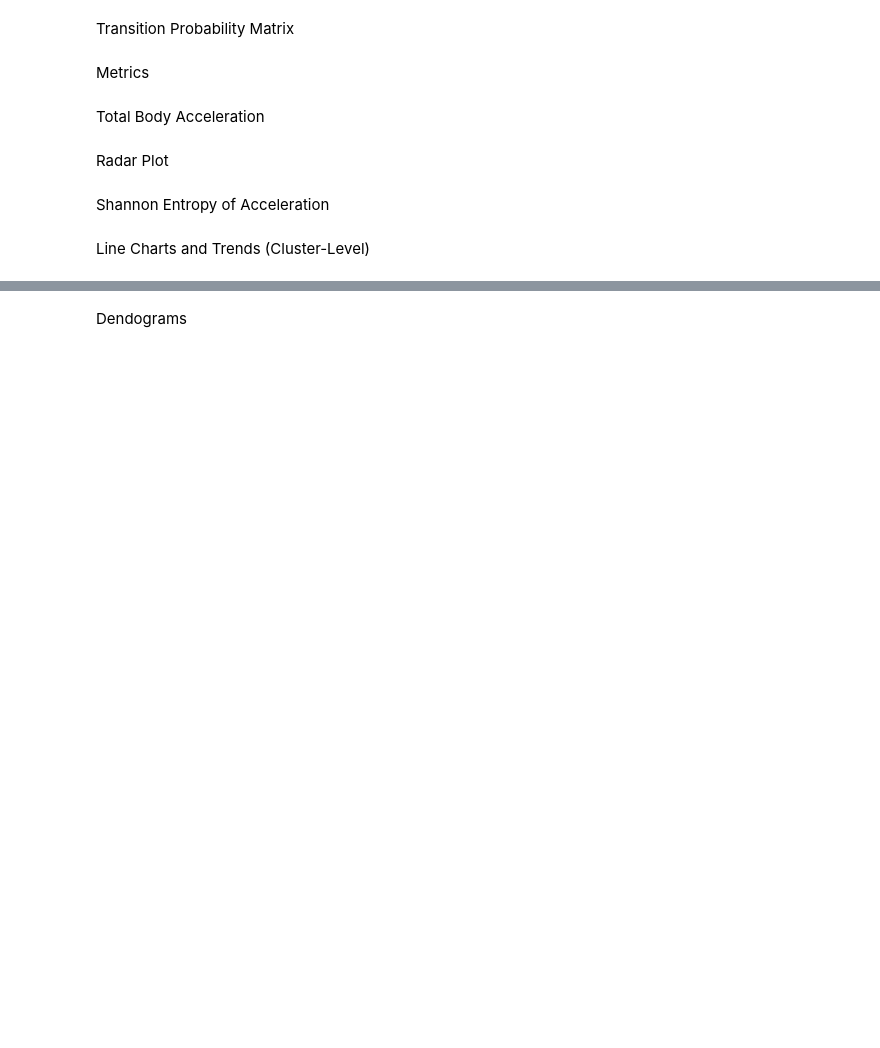
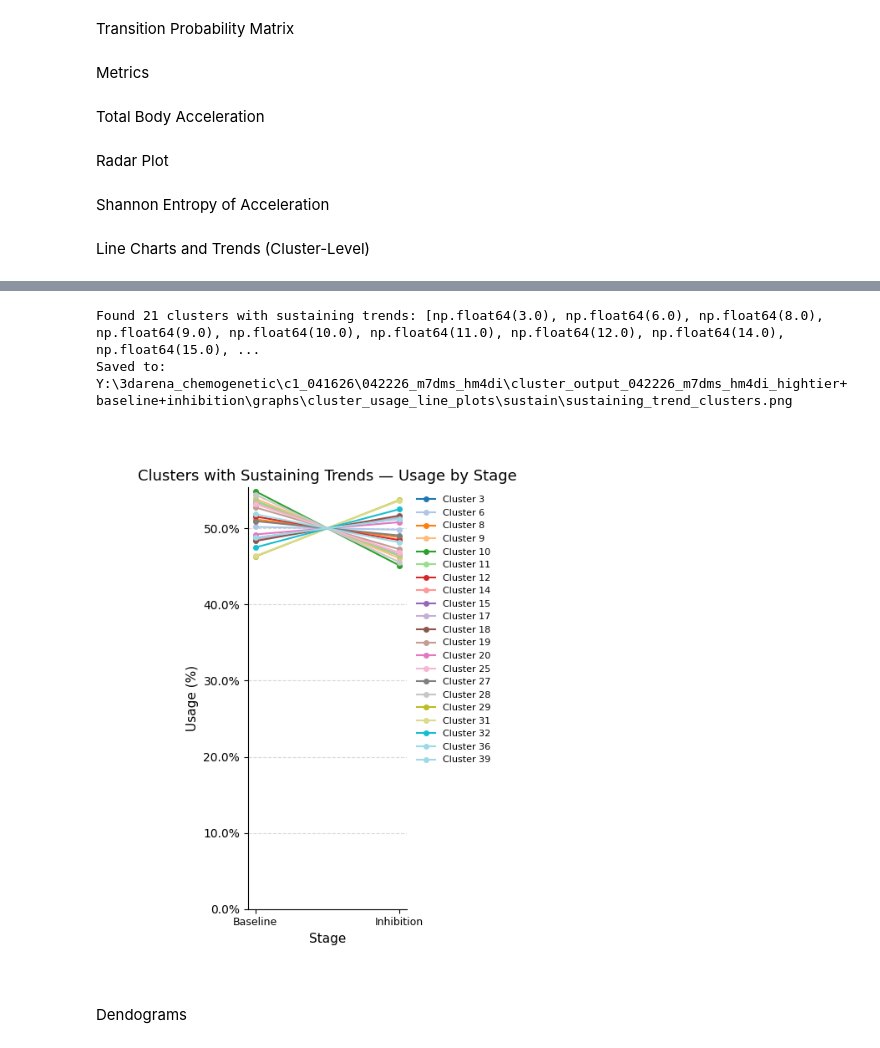
Before and after one commit to Ganglia-Guardian/AccelCluster-Visualizations, a Jupyter notebook: visualizations_pipeline.ipynb, the cells around one changed output, grey strips where cells are left out. Saved outputs shown, nothing was run; the diff lists cells and outputs as text; code cells hidden in the pictures; blank space fills up the shorter version.

```diff
--- a/visualizations_pipeline.ipynb
+++ b/visualizations_pipeline.ipynb
@@ -4865,10 +4910,6 @@ def plot_sustaining_trend_clusters(
     weeks_order = sorted(df['Week_Number'].unique())
 
     week_labels = [f'Week {int(w)}' for w in weeks_order]
-    week_totals = df['Week_Number'].value_counts().reindex(
-        weeks_order,
-        fill_value=1
-    )
 
     special_label_map = {
         'Week 25': 'L-Dopa',
@@ -4880,7 +4921,7 @@ def plot_sustaining_trend_clusters(
         for lbl in week_labels
     ]
 
-    # --- identify downward trending clusters using linear regression slope ---
+    # --- identify sustaining trend clusters using linear regression slope ---
     downward_clusters = []
     downward_pcts = {}
 
@@ -4893,7 +4934,11 @@ def plot_sustaining_trend_clusters(
             .reindex(weeks_order, fill_value=0)
         )
 
-        pct = (counts / week_totals * 100).values
+        cluster_total = counts.sum()  # total occurrences of THIS cluster across all weeks
+        if cluster_total > 0:
+            pct = (counts / cluster_total * 100).values
+        else:
+            pct = (counts * 0).values
 
         slope, _, _, _, _ = scipy.stats.linregress(
             range(len(weeks_order)),
@@ -4913,7 +4958,7 @@ def plot_sustaining_trend_clusters(
         f"with sustaining trends: {downward_clusters}"
     )
 
-    # --- plot all downward clusters on one graph ---
+    # --- plot all sustaining clusters on one graph ---
     cmap = plt.get_cmap('tab20')
 
     fig, ax = plt.subplots(figsize=(10, 5))
@@ -5054,7 +5099,11 @@ def plot_sustaining_trend_clusters(
     plt.show()
     plt.close(fig)
 # %%
-plot_sustaining_trend_clusters(combined_matrix, save=True, output_dir=output_dir, percentage_limit=(-0.4, 0.4))
+plot_sustaining_trend_clusters(combined_matrix, save=True, output_dir=output_dir, percentage_limit=(-10, 10))
+# %% [output]
+Found 21 clusters with sustaining trends: [np.float64(3.0), np.float64(6.0), np.float64(8.0), np.float64(9.0), np.float64(10.0), np.float64(11.0), np.float64(12.0), np.float64(14.0), np.float64(15.0), ...
+Saved to: Y:\3darena_chemogenetic\c1_041626\042226_m7dms_hm4di\cluster_output_042226_m7dms_hm4di_hightier+baseline+inhibition\graphs\cluster_usage_line_plots\sustain\sustaining_trend_clusters.png
+[figure, added]
 # %% [markdown]
 Dendograms
 # %%
```
Also changed, not shown: parts of 12 cells of this notebook.
